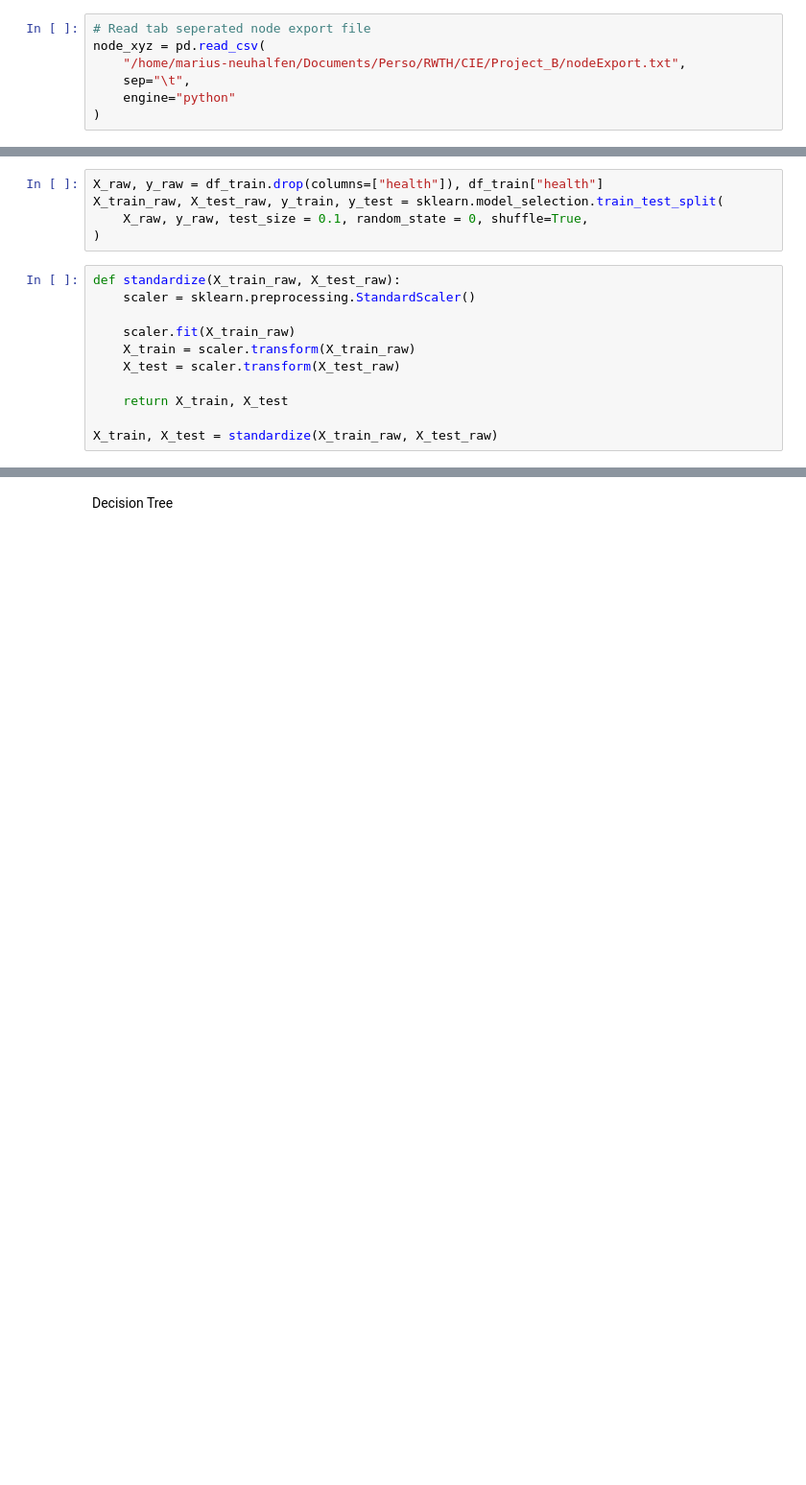
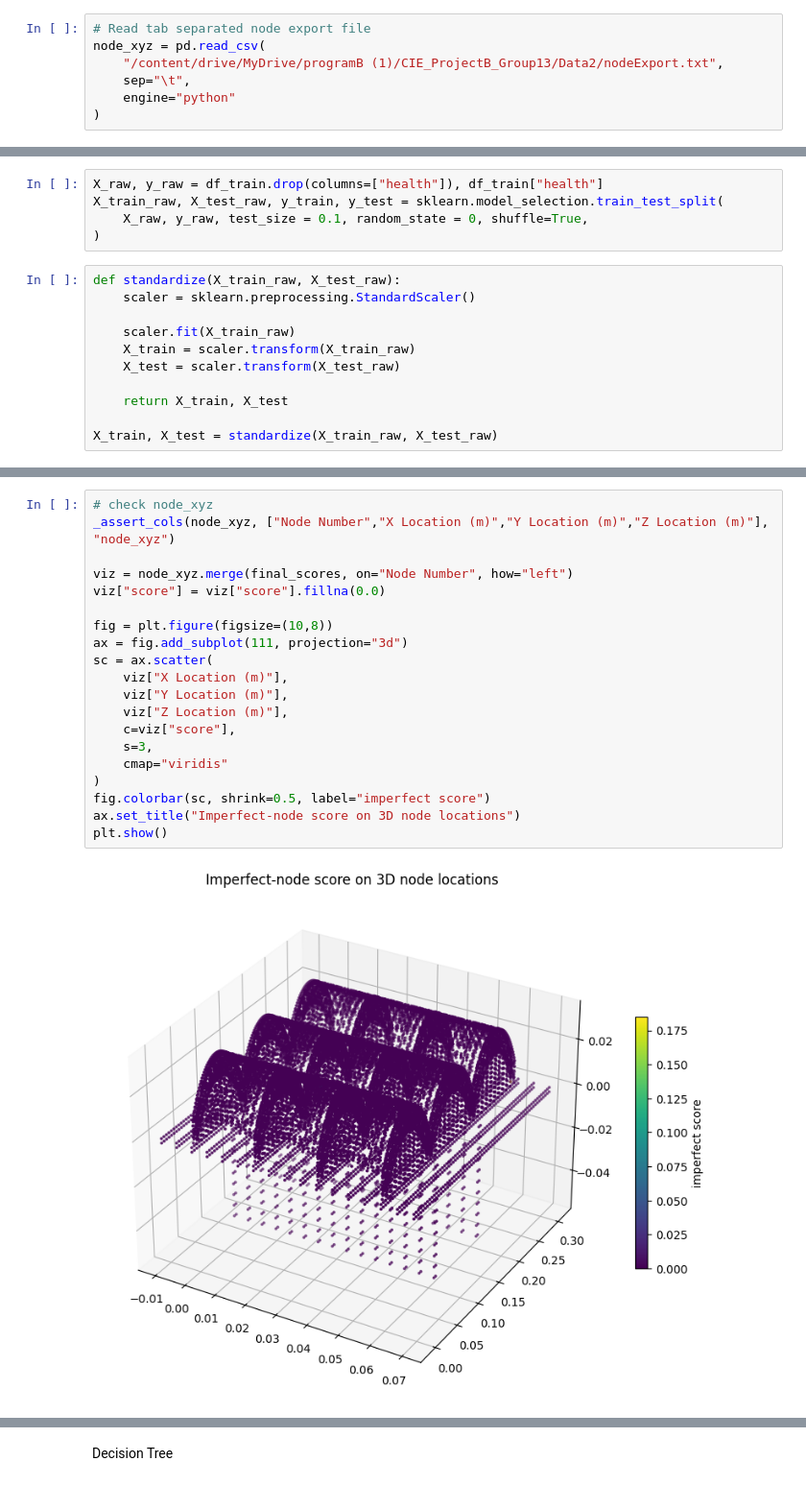
Before and after one commit to marius-ne/CIE_ProjectB_Group13, a Jupyter notebook: Program_B.ipynb, the cells around one changed output, grey strips where cells are left out. Shown at 96% size. Saved outputs shown, nothing was run; the diff lists cells and outputs as text; blank space fills up the shorter version.

```diff
--- a/Program_B.ipynb
+++ b/Program_B.ipynb
@@ -348,7 +416,7 @@ nn_df.plot(
 # %%
-# Read tab seperated node export file
+# Read tab separated node export file
 node_xyz = pd.read_csv(
-    "/home/marius-neuhalfen/Documents/Perso/RWTH/CIE/Project_B/nodeExport.txt",
+    "/content/drive/MyDrive/programB (1)/CIE_ProjectB_Group13/Data2/nodeExport.txt",
     sep="\t",
     engine="python"
 )
@@ -623,0 +1020,22 @@ X_train, X_test = standardize(X_train_raw, X_test_raw)
+# %%
+# check node_xyz
+_assert_cols(node_xyz, ["Node Number","X Location (m)","Y Location (m)","Z Location (m)"], "node_xyz")
+
+viz = node_xyz.merge(final_scores, on="Node Number", how="left")
+viz["score"] = viz["score"].fillna(0.0)
+
+fig = plt.figure(figsize=(10,8))
+ax = fig.add_subplot(111, projection="3d")
+sc = ax.scatter(
+    viz["X Location (m)"],
+    viz["Y Location (m)"],
+    viz["Z Location (m)"],
+    c=viz["score"],
+    s=3,
+    cmap="viridis"
+)
+fig.colorbar(sc, shrink=0.5, label="imperfect score")
+ax.set_title("Imperfect-node score on 3D node locations")
+plt.show()
+# %% [output]
+[figure, added]
```
Also changed, not shown: parts of 44 cells of this notebook.
